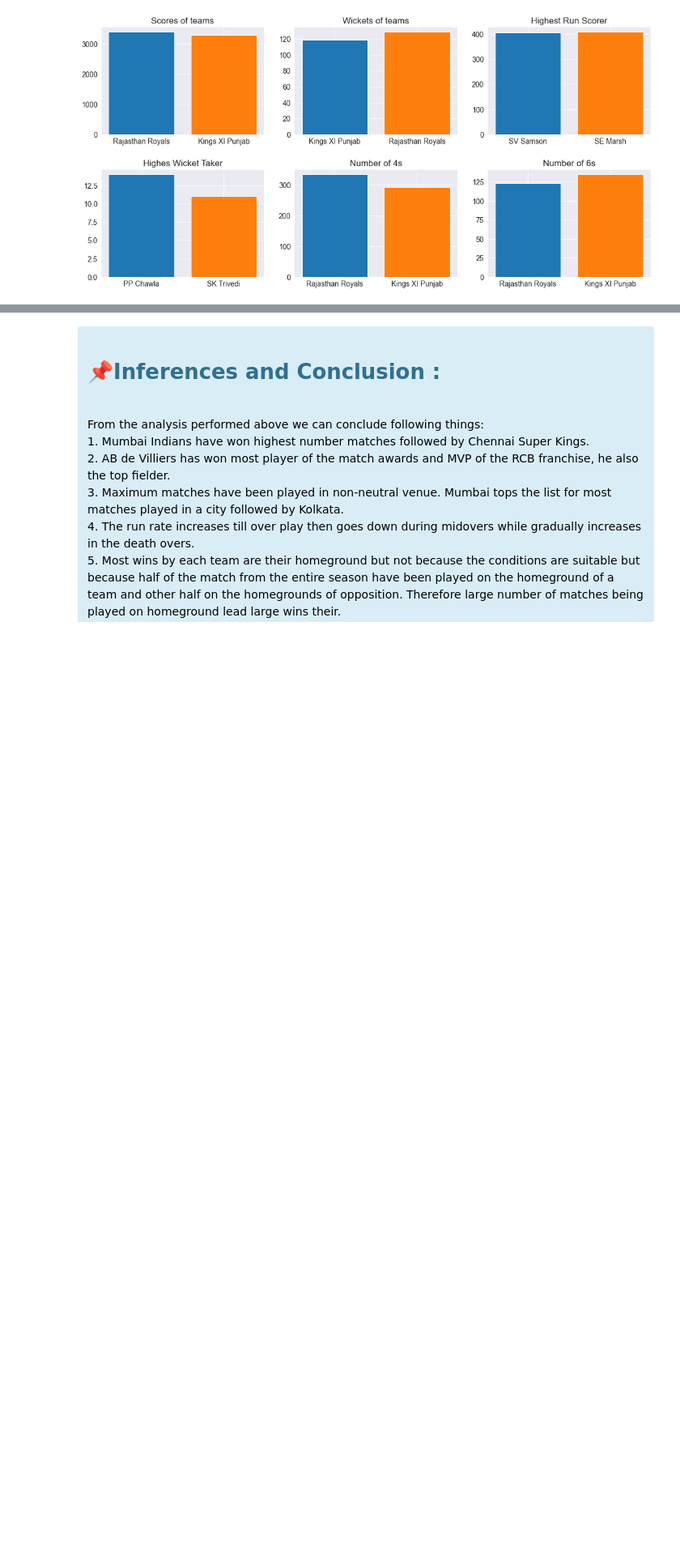
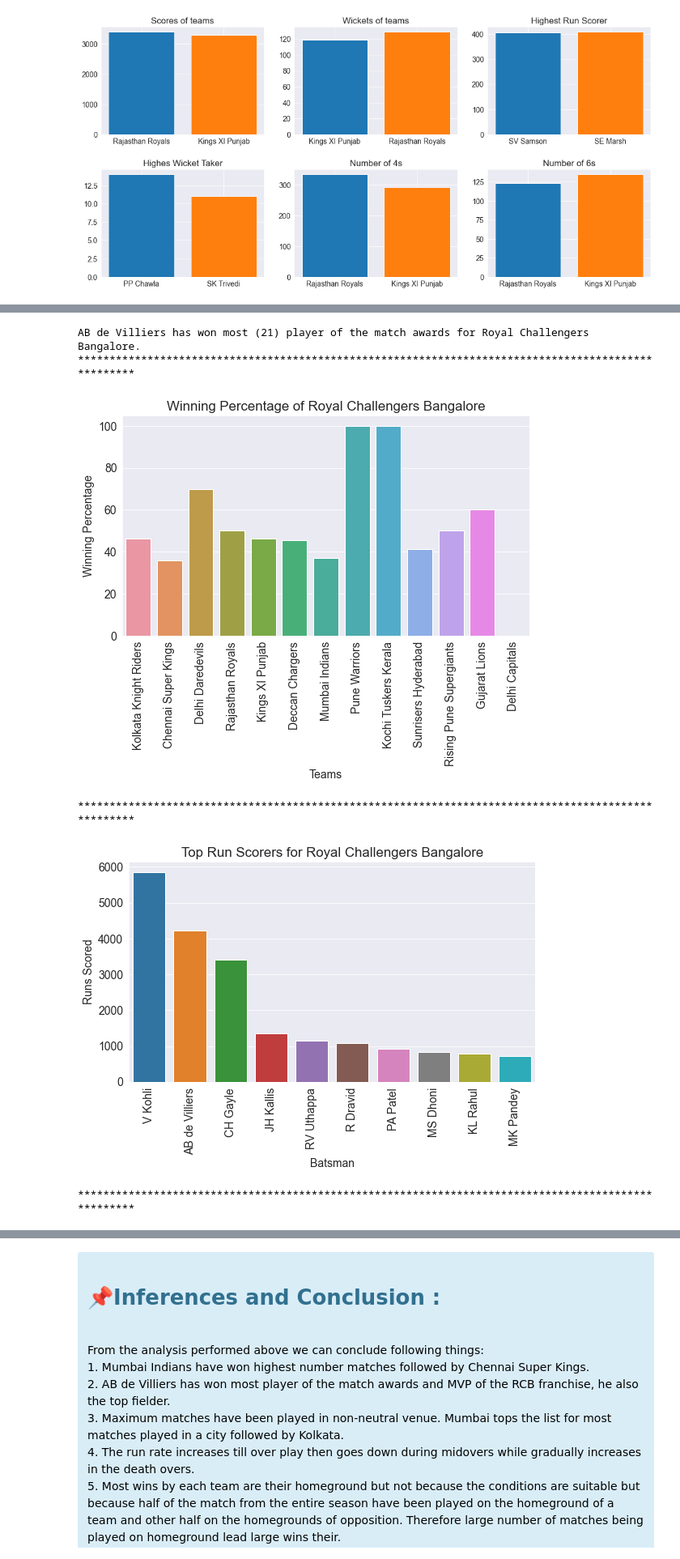
Before and after one commit to prasadposture/Jovian-DA-Course, a Jupyter notebook: Project/Exploratory Data Analysis of IPL.ipynb, the cells around one changed output, grey strips where cells are left out. Shown at 81% size. Drawn from its saved outputs; the diff is of its cells as text; code cells hidden in the pictures; blank space fills up the shorter version.

```diff
--- a/Project/Exploratory Data Analysis of IPL.ipynb
+++ b/Project/Exploratory Data Analysis of IPL.ipynb
@@ -1064,0 +1116,10 @@ While the top wicket taker is K Rabada with 11 wickets.
+# %%
+#statistical information of the most popular team
+stats_info('Royal Challengers Bangalore')
+# %% [output]
+AB de Villiers has won most (21) player of the match awards for Royal Challengers Bangalore.
+****************************************************************************************************
+[figure, added]
+****************************************************************************************************
+[figure, added]
+****************************************************************************************************
```
Also changed, not shown: parts of 14 cells of this notebook.
